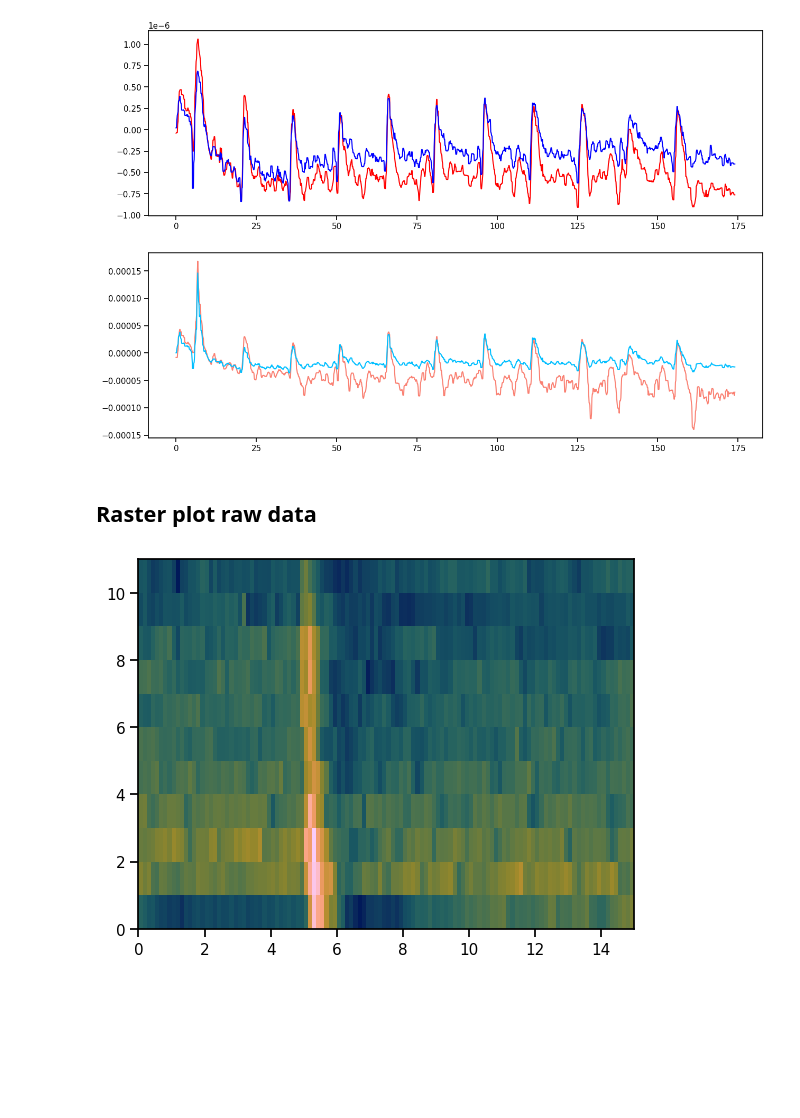
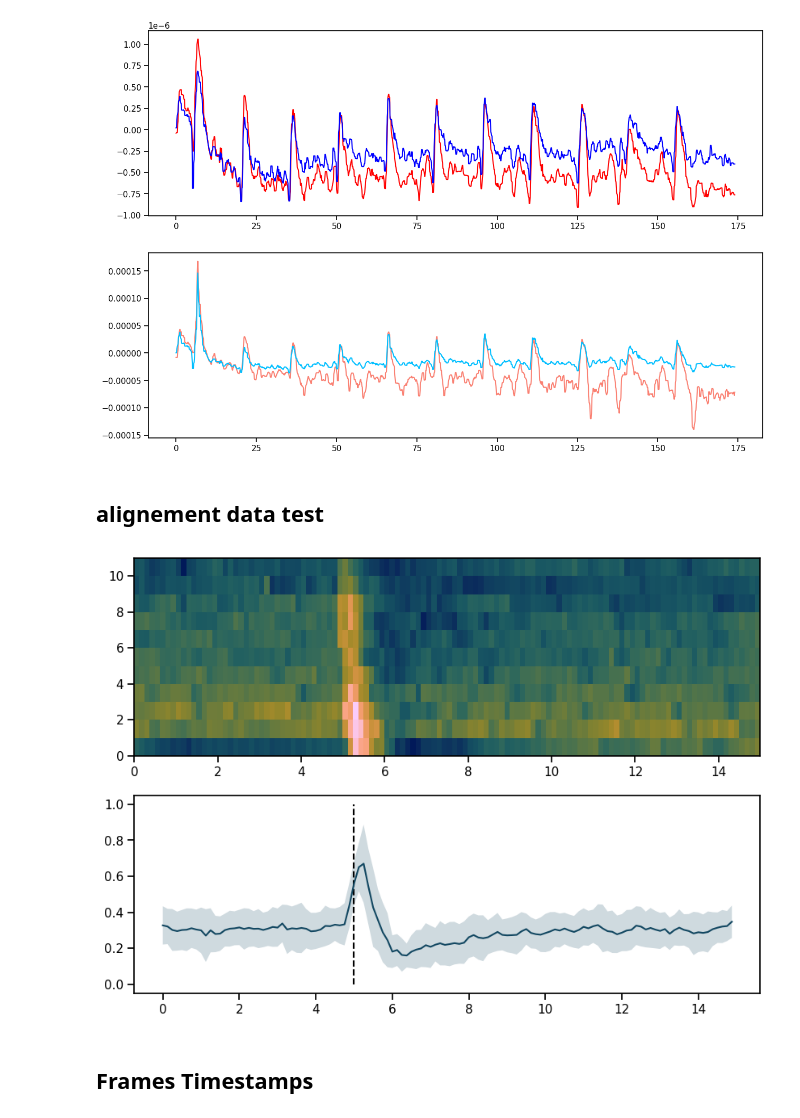
Before and after one commit to Laboratory-of-Vincent-Breton-Provencher/Widefield-Imaging-Acquisition, a Jupyter notebook: analysisPipeline/quickPlot_2024_07_12.ipynb, the cells around one changed output. Drawn from its saved outputs; the diff is of its cells as text; code cells hidden in the pictures; blank space fills up the shorter version.

```diff
--- a/analysisPipeline/quickPlot_2024_07_12.ipynb
+++ b/analysisPipeline/quickPlot_2024_07_12.ipynb
@@ -150,26 +158,38 @@ ax2.plot(timestamp, fm_HbR, color="deepskyblue")
 # %% [output]
 [<matplotlib.lines.Line2D at 0x...>]
 [figure]
-# %% [markdown]
-## Raster plot raw data
-# %%
-FPS = 40/5
-percycle = 15
-framespcycles = int(FPS*percycle)
-ncycles = int(len(timestamp)//framespcycles)
-nframes = int(framespcycles*ncycles)
-
-dx, dy = 1/FPS, 1
-y, x = np.mgrid[slice(0, ncycles + dy, dy),
-                slice(0, percycle + dx, dx)]
-
-# ras_timestamp = timestamp[:nframes].reshape(ncycles, framespcycles)
-ras_violet = mod_violet[:nframes].reshape(ncycles, framespcycles)
-ras_blue = mod_blue[:nframes].reshape(ncycles, framespcycles)
-ras_green = mod_green[:nframes].reshape(ncycles, framespcycles)
-ras_red = mod_red[:nframes].reshape(ncycles, framespcycles)
-
-plt.pcolormesh(x, y, ras_violet, cmap=cmap)
-plt.show()
-# %% [output]
-[figure, removed]
+# %% [markdown]
+## alignement data test
+# %%
+
+def superposeAP(timestamp, data, FPS=40, nChannels=5, percycle=15):
+    sns.set_palette('cmc.batlow')
+    FPSc = FPS/nChannels
+    framespcycles = int(FPSc*percycle)
+    ncycles = int(len(data)//framespcycles)
+    nframes = int(framespcycles*ncycles)
+
+    resh_timestamp = timestamp[:nframes].reshape(ncycles, framespcycles)
+    resh_data = data[:nframes].reshape(ncycles, framespcycles)
+    avg_data = np.mean(resh_data, axis=0)
+    std_data = np.std(resh_data, axis=0)
+
+    fig = plt.figure(figsize=(10, 7))
+
+    ax1 = plt.subplot(2, 1, 1)
+    ax1.imshow(resh_data, cmap='cmc.batlow', aspect='auto', origin='lower', extent=[0, percycle, 0, np.shape(resh_data)[0]])
+    ax2 = plt.subplot(2, 1, 2)
+    ax2.vlines(5, 0, 1, color='k', linestyles='--')
+    ax2.plot(resh_timestamp[0,:], avg_data)
+    # sns.lineplot(x=resh_timestamp[0,:], y=avg_data)
+    ax2.fill_between(resh_timestamp[0,:], avg_data-std_data, avg_data+std_data, alpha=0.2)
+    # fig.show()
+
+    return None
+
+
+superposeAP(timestamp, mod_violet)
+# %% [output]
+[figure, added]
+# %% [markdown]
+## Frames Timestamps
```
Also changed, not shown: parts of 8 cells of this notebook, 1 other file.
